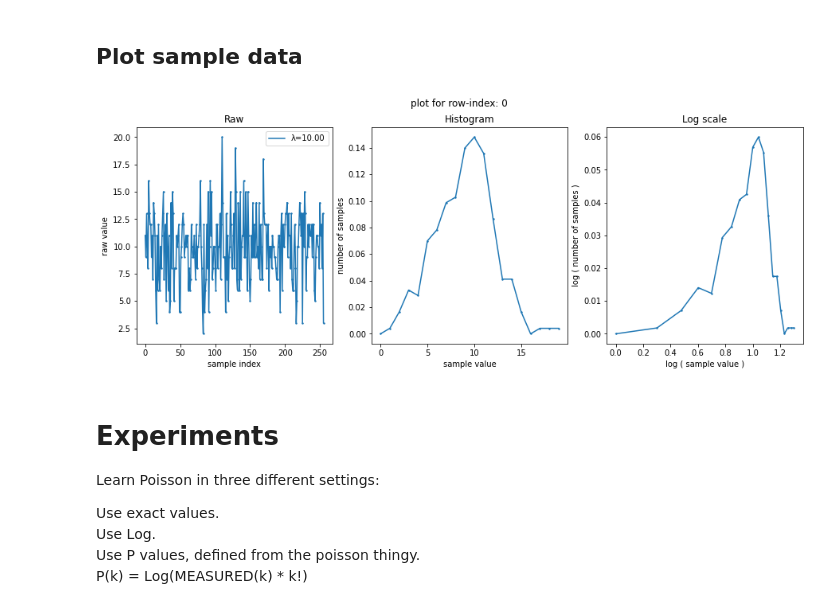
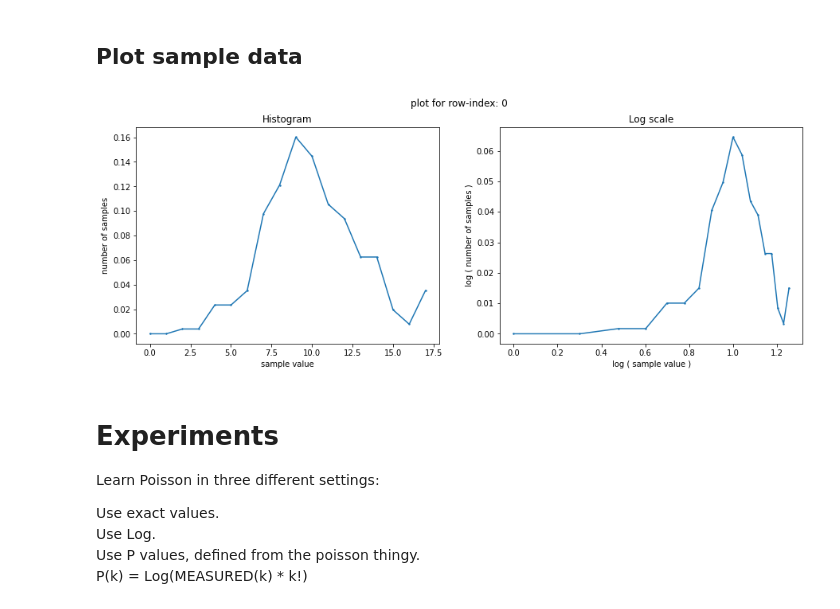
Before and after one commit to yossi-cohen/preferential-attachment, a Jupyter notebook: notebooks/poisson-exp-1.ipynb, the cells around one changed output. Cells and saved outputs as stored; diff of their text form; code cells hidden in the pictures.

```diff
--- a/notebooks/poisson-exp-1.ipynb
+++ b/notebooks/poisson-exp-1.ipynb
@@ -51,60 +51,49 @@ plot_poisson(mu=[1, 4, 10], M=50)
 ## Plot sample data
 # %%
 # plot helper function
-def plot_raw_histogram_and_logscale(raw, H, lambdas):
+def plot_histogram_and_logscale(H, lambdas):
     """
     plot data:
         - histogram
         - log scale
     """
 
     # two plots side by side
-    fig, (ax1, ax2, ax3) = plt.subplots(nrows=1, ncols=3, figsize=(15, 5))
+    fig, (ax1, ax2) = plt.subplots(nrows=1, ncols=2, figsize=(15, 5))
 
     # select random row index
     ROW_INDEX_TO_PLOT = random.randint(0, H.shape[0] - 1)
     lam = lambdas[ROW_INDEX_TO_PLOT]
     fig.suptitle(f'plot for row-index: {ROW_INDEX_TO_PLOT}')
 
-    # plot raw
-    y = raw[ROW_INDEX_TO_PLOT,:]
-    x = np.array(range(len(y)))
-
-    ax1.set_title(f'Raw')
-    ax1.set_xlabel('sample index')
-    ax1.set_ylabel('raw value')
-    ax1.scatter(x, y, zorder=1, s=2)
-    ax1.plot(x, y, zorder=2, label=f'λ={lam:.2f}')
-    ax1.legend()
-
     # plot histogram
     y = H[ROW_INDEX_TO_PLOT,:]
     x = np.array(range(len(y)))
 
-    ax2.set_title(f'Histogram')
-    ax2.set_xlabel('sample value')
-    ax2.set_ylabel('number of samples')
-    ax2.scatter(x, y, zorder=1, s=2)
-    ax2.plot(x, y, zorder=2)
+    ax1.set_title(f'Histogram')
+    ax1.set_xlabel('sample value')
+    ax1.set_ylabel('number of samples')
+    ax1.scatter(x, y, zorder=1, s=2)
+    ax1.plot(x, y, zorder=2)
 
     # plot log scale
     # (shift H values by one so as not to take log of zero)
     x = np.log10(x + 1)
     y = np.log10(y + 1)
 
-    ax3.set_title('Log scale')
-    ax3.set_xlabel('log ( sample value )')
-    ax3.set_ylabel('log ( number of samples )')
-    ax3.scatter(x, y, zorder=1, s=2)
-    ax3.plot(x, y, zorder=2)
+    ax2.set_title('Log scale')
+    ax2.set_xlabel('log ( sample value )')
+    ax2.set_ylabel('log ( number of samples )')
+    ax2.scatter(x, y, zorder=1, s=2)
+    ax2.plot(x, y, zorder=2)
 
 # generate data
-raw, H, lambdas = generate_data(N=1, M=256, nextConfig=10.0, sample=sample_poisson, density=True)
+samples, H, lambdas = generate_data(N=1, M=256, nextConfig=10.0, sample=sample_poisson, density=True)
 
 # plot single input row
-plot_raw_histogram_and_logscale(raw, H, lambdas)
+plot_histogram_and_logscale(H, lambdas)
 # %% [output]
-[figure, old version]
+[figure, new version]
 # %% [markdown]
 # Experiments
 Learn Poisson in three different settings:
```
Also changed, not shown: parts of 4 cells of this notebook, 3 other files.
